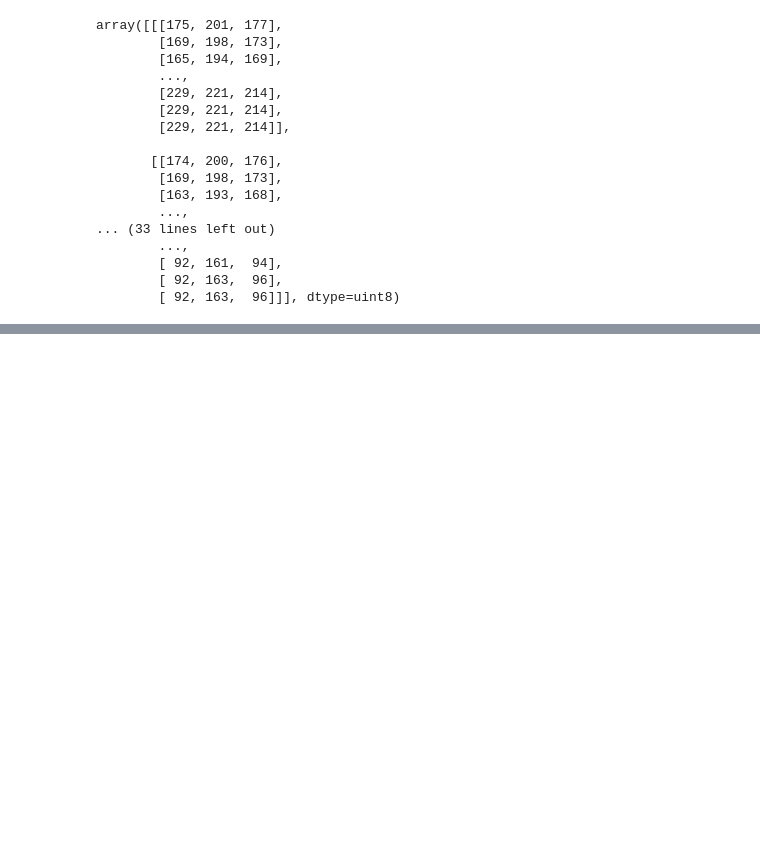
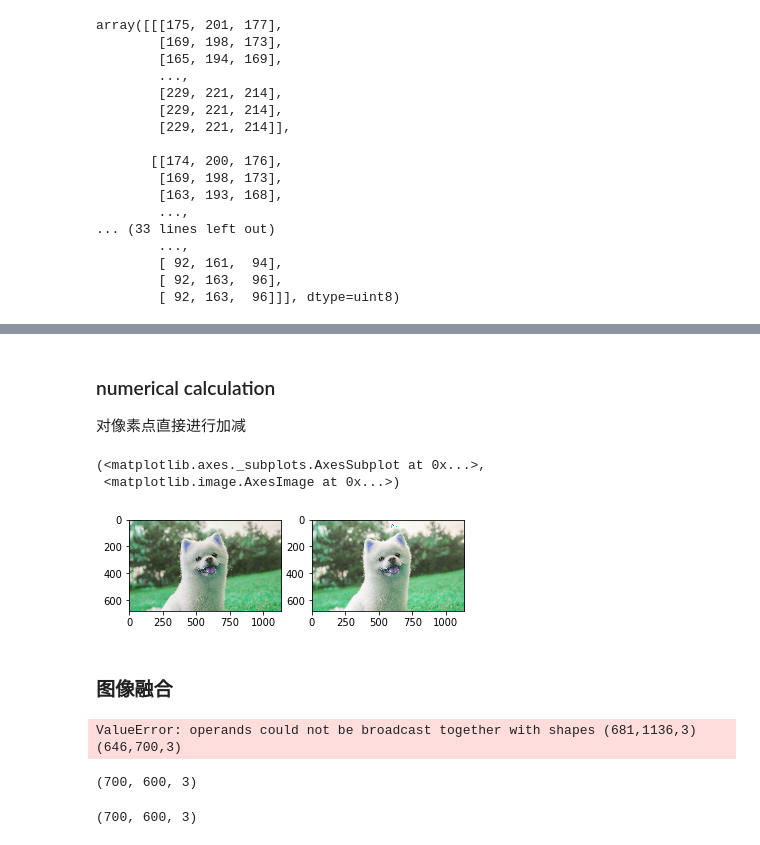
Before and after one commit to Shannon33/Learning_route, a Jupyter notebook: opencv_study_notes/图像基本操作/图像处理基础操作.ipynb, the cells around one changed output, grey strips where cells are left out. Saved outputs shown, nothing was run; the diff lists cells and outputs as text; code cells hidden in the pictures; blank space fills up the shorter version.

```diff
--- a/opencv_study_notes/图像基本操作/图像处理基础操作.ipynb
+++ b/opencv_study_notes/图像基本操作/图像处理基础操作.ipynb
@@ -35,0 +175,31 @@ cv2.destroyAllWindows()
+# %% [markdown]
+### numerical calculation
+对像素点直接进行加减
+# %%
+img_1 = cv2.imread('dog_1.jpeg')
+img_2 = cv2.imread('dog_2.jpeg')
+# %%
+img_12 = img_1 + 10
+plt.subplot(121),plt.imshow(img_1)
+plt.subplot(122),plt.imshow(img_12)
+# %% [output]
+(<matplotlib.axes._subplots.AxesSubplot at 0x...>,
+ <matplotlib.image.AxesImage at 0x...>)
+[figure, added]
+# %% [markdown]
+### 图像融合
+# %%
+#首先两张图片大小要一致否则无法融合
+img_1+img_2
+# %% [output]
+ValueError: operands could not be broadcast together with shapes (681,1136,3) (646,700,3)
+# %%
+img_1 = cv2.resize(img_1,(600,700))
+img_1.shape
+# %% [output]
+(700, 600, 3)
+# %%
+img_2 = cv2.resize(img_2,(600,700))
+img_2.shape
+# %% [output]
+(700, 600, 3)
```
Also changed, not shown: parts of 36 cells of this notebook.
